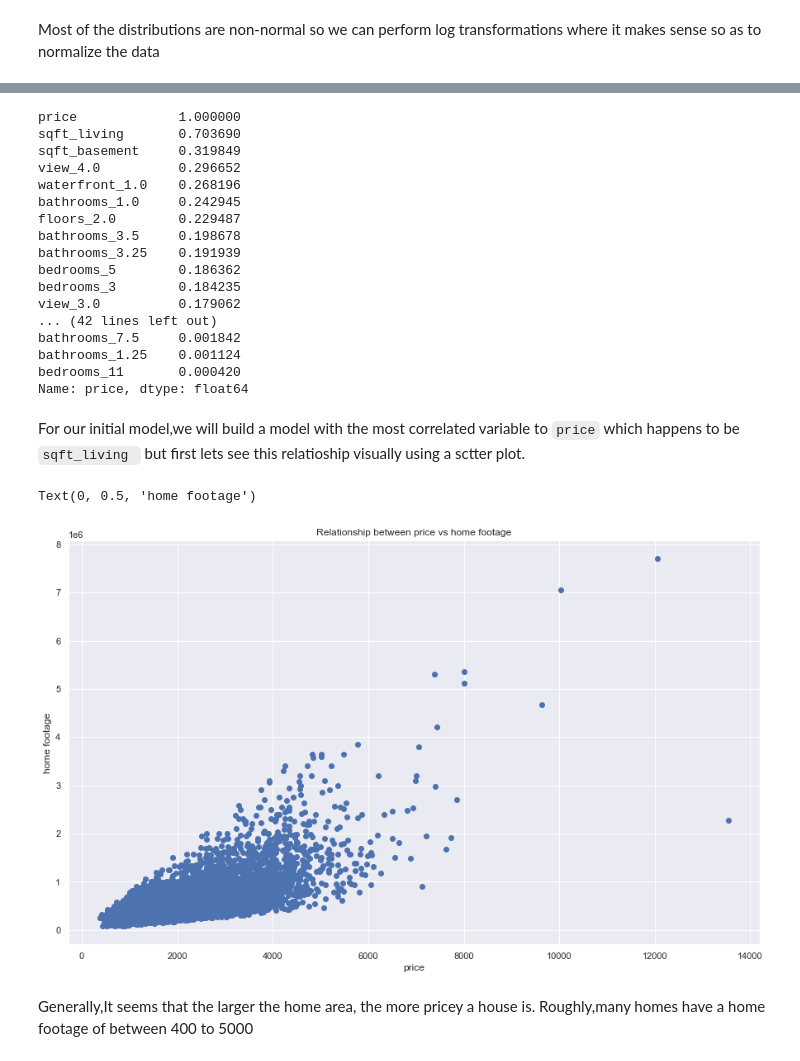
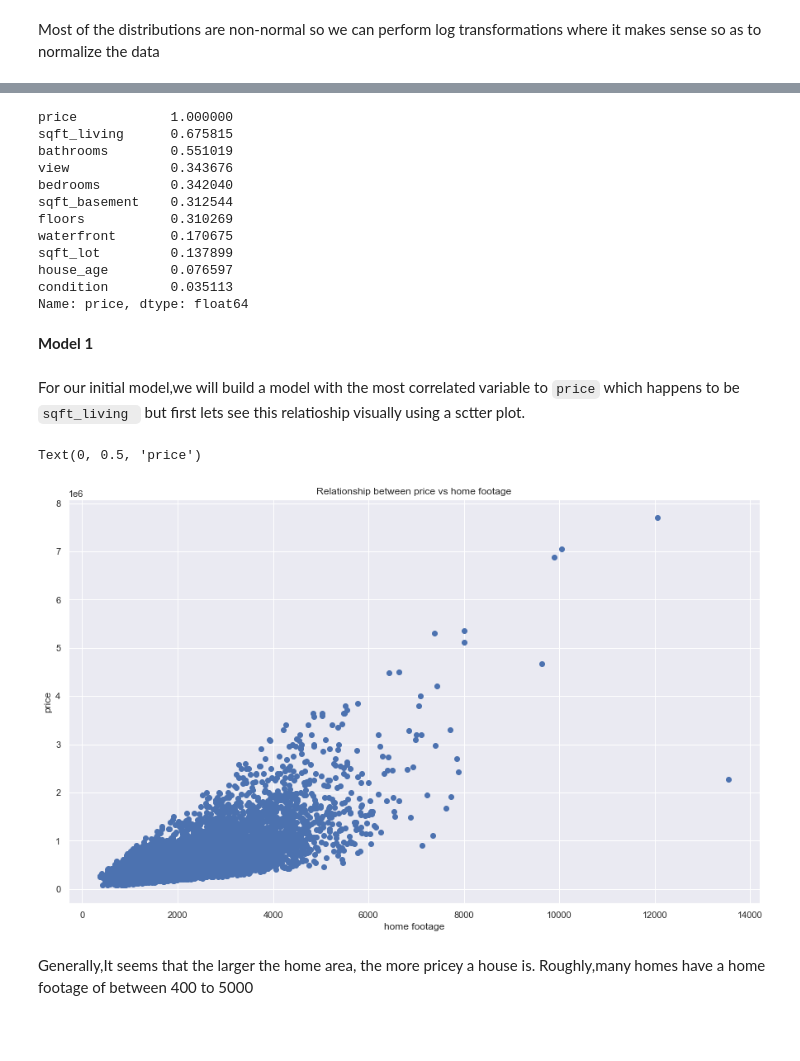
Before and after one commit to HannahMwende/King-County-regression-model, a Jupyter notebook: code.ipynb, the cells around one changed output, grey strips where cells are left out. Saved outputs shown, nothing was run; the diff lists cells and outputs as text; code cells hidden in the pictures; blank space fills up the shorter version.

````diff
--- a/code.ipynb
+++ b/code.ipynb
@@ -162,4 +181,4 @@ data=data.dropna(axis=0,subset=["yr_renovated"])
 data["waterfront"]=data["waterfront"].fillna(0)
 
 #Replacing missing values in 'view'
-data["view"]=data["view"].fillna(value=data["view"].mode())
+data["view"]=data["view"].fillna(0.0)
@@ -528,5 +554,0 @@ category=["bedrooms","bathrooms","floors","waterfront","view","condition"]
-# %%
-for cat in category:
-    dummies = pd.get_dummies(data[cat], prefix=cat ,drop_first=True)
-    data = data.drop(cat, axis=1)
-    data = pd.concat([data, dummies], axis=1)
@@ -581,39 +599,36 @@ id
 Name: price, dtype: float64
 # %%
 #let's look at correlation with our target variable'price'
-price_corr=data.corr()["price"].map(abs).sort_values(ascending=False)
+price_corr=data_copy.corr()["price"].map(abs).sort_values(ascending=False)
 price_corr
 # %% [output]
-price             1.000000
-sqft_living       0.703690
-sqft_basement     0.319849
-view_4.0          0.296652
-waterfront_1.0    0.268196
-bathrooms_1.0     0.242945
-floors_2.0        0.229487
-bathrooms_3.5     0.198678
-bathrooms_3.25    0.191939
-bedrooms_5        0.186362
-bedrooms_3        0.184235
-view_3.0          0.179062
-... (42 lines left out)
-bathrooms_7.5     0.001842
-bathrooms_1.25    0.001124
-bedrooms_11       0.000420
+price            1.000000
+sqft_living      0.675815
+bathrooms        0.551019
+view             0.343676
+bedrooms         0.342040
+sqft_basement    0.312544
+floors           0.310269
+waterfront       0.170675
+sqft_lot         0.137899
+house_age        0.076597
+condition        0.035113
 Name: price, dtype: float64
+# %% [markdown]
+**Model 1**
 # %% [markdown]
 For our initial model,we will build a model with the most correlated variable to ```price``` which happens to be ```sqft_living ``` but first lets see this relatioship visually using a sctter plot.
 # %%
 fig,ax=plt.subplots(figsize=(15,9))
-x = x_train['sqft_living']
-y = y_train
+x = data['sqft_living']
+y = data["price"]
 ax.scatter(x,y)
 ax.set_title("Relationship between price vs home footage")
-ax.set_xlabel("price")
-ax.set_ylabel("home footage")
+ax.set_xlabel("home footage")
+ax.set_ylabel("price")
 # %% [output]
-Text(0, 0.5, 'home footage')
+Text(0, 0.5, 'price')
-[figure, old version]
+[figure, new version]
 # %% [markdown]
 Generally,It seems that the larger the home area, the more pricey a house is.
 Roughly,many homes have a home footage of between 400 to 5000
````
Also changed, not shown: parts of 46 cells of this notebook.
